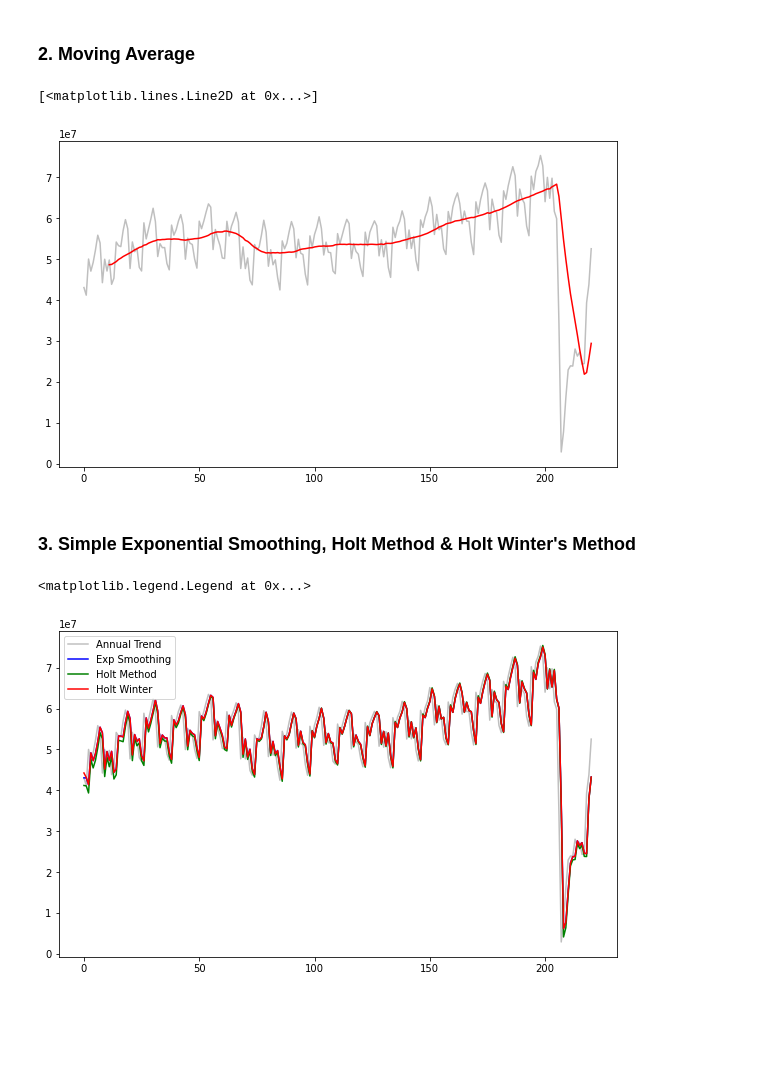
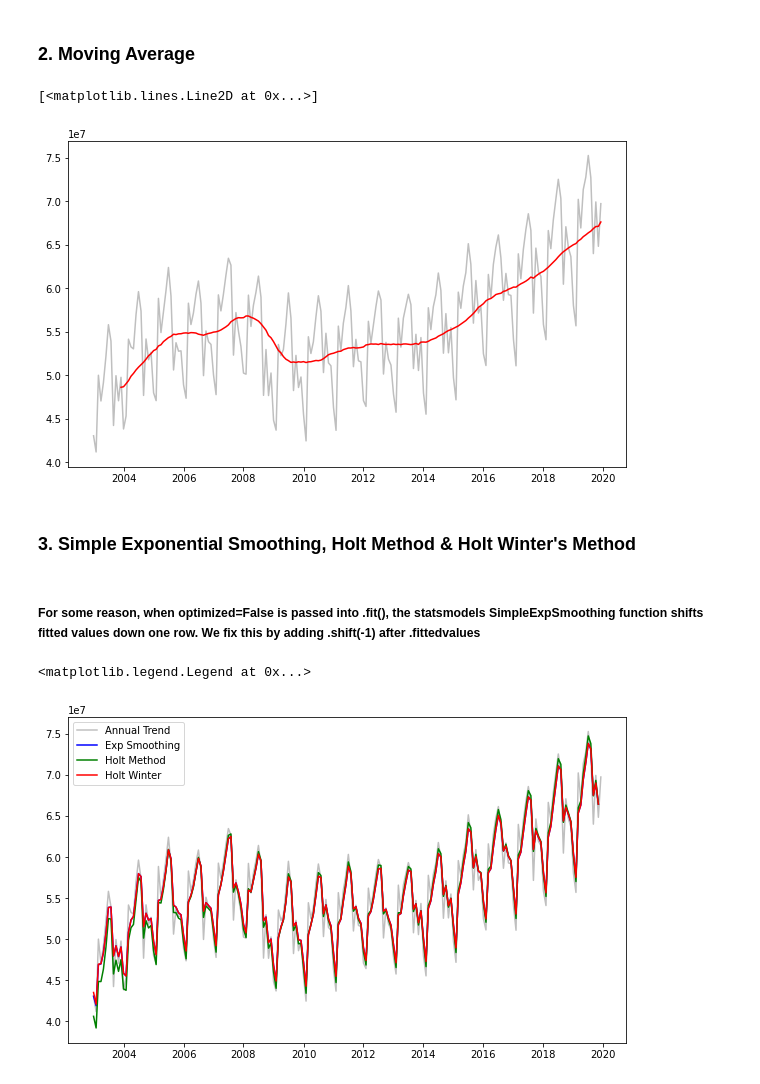
Before and after one commit to Accelerate-AI/Time-Series-Analysis-Forecasting, a Jupyter notebook: Week02/AAI - TS - NB07 - Simple Time Series Forecasting.ipynb, the cells around one changed output. Drawn from its saved outputs; the diff is of its cells as text; code cells hidden in the pictures; blank space fills up the shorter version.

```diff
--- a/Week02/AAI - TS - NB07 - Simple Time Series Forecasting.ipynb
+++ b/Week02/AAI - TS - NB07 - Simple Time Series Forecasting.ipynb
@@ -12,6 +12,6 @@ mpl.rc("figure", figsize=(10,8))
 import matplotlib.pyplot as plt
 import seaborn as sns
 # %%
-airpassenger = pd.read_csv("air_passenger.csv", parse_dates=True)
-airpassenger.head()
+airpassenger = pd.read_csv("air_passenger.csv", parse_dates=True, index_col="Date")
+airpassenger.tail()
 # %% [output]
@@ -24,3 +31,5 @@ airpassenger.head()
+# %%
+airpassenger = airpassenger.iloc[:204]
 # %% [markdown]
 ### 1. Naive Forecast
 # %%
@@ -52,7 +62,7 @@ ax.plot(airpassenger.DOMESTIC, color='.5', alpha=.5)
 ax.plot(airpassenger["MA-12"], color='r')
 # %% [output]
 [<matplotlib.lines.Line2D at 0x...>]
-[figure, old version]
+[figure, new version]
 # %% [markdown]
 ### 3. Simple Exponential Smoothing, Holt Method & Holt Winter's Method
 # %%
@@ -63,13 +73,19 @@ from statsmodels.tsa.holtwinters import ExponentialSmoothing        # Holt Winte
 SE_fit = SimpleExpSmoothing(airpassenger.DOMESTIC).fit()
 Holt_fit = Holt(airpassenger.DOMESTIC).fit()
 HoltWinter_fit = ExponentialSmoothing(airpassenger.DOMESTIC).fit()
+# %% [markdown]
+##### For some reason, when optimized=False is passed into .fit(), the statsmodels SimpleExpSmoothing function shifts fitted values down one row. We fix this by adding .shift(-1) after .fittedvalues
+# %%
+airpassenger['SES'] = SE_fit.fittedvalues.shift(-1)
+airpassenger['Holt'] = Holt_fit.fittedvalues.shift(-1)
+airpassenger['HW'] = HoltWinter_fit.fittedvalues.shift(-1)
 # %%
 fig, ax = plt.subplots(figsize=(10,6))
 ax.plot(airpassenger.DOMESTIC, color='.5', alpha=.5, label='Annual Trend')
-ax.plot(SE_fit.fittedvalues, color='b', label='Exp Smoothing')
-ax.plot(Holt_fit.fittedvalues, color='g', label='Holt Method')
-ax.plot(HoltWinter_fit.fittedvalues, color='r', label='Holt Winter ')
+ax.plot(airpassenger.SES, color='b', label='Exp Smoothing')
+ax.plot(airpassenger.Holt, color='g', label='Holt Method')
+ax.plot(airpassenger.HW, color='r', label='Holt Winter')
 ax.legend()
 # %% [output]
 <matplotlib.legend.Legend at 0x...>
-[figure, old version]
+[figure, new version]
```
Also changed, not shown: parts of 17 cells of this notebook.
